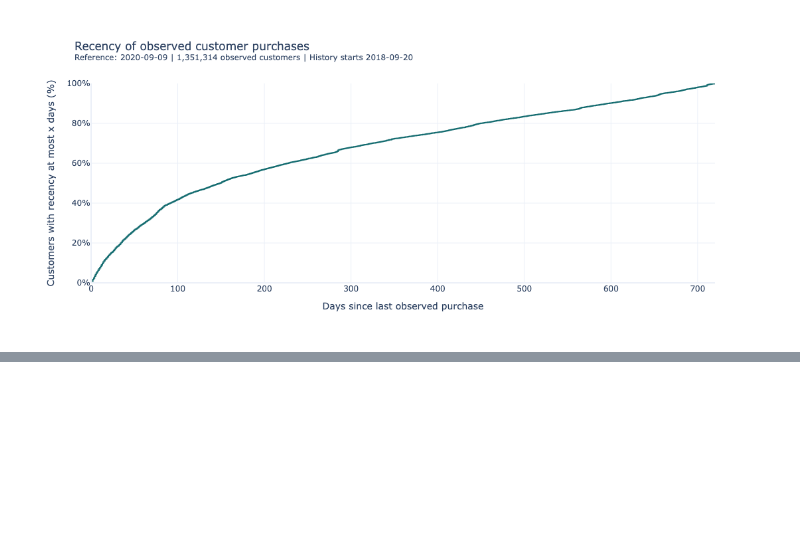
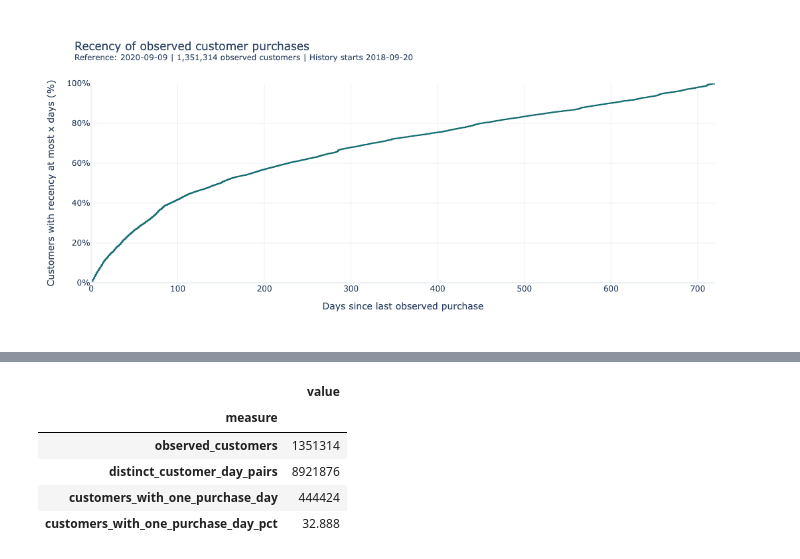
Before and after one commit to Songhai9/atelier-ai-project, a Jupyter notebook: notebooks/behavioral_eda.ipynb, the cells around one changed output, grey strips where cells are left out. Drawn from its saved outputs; the diff is of its cells as text; code cells hidden in the pictures; blank space fills up the shorter version.

```diff
--- a/notebooks/behavioral_eda.ipynb
+++ b/notebooks/behavioral_eda.ipynb
@@ -999,0 +1203,31 @@ fig.show(
+# %%
+single_day_customers = int(
+    customer_profile["purchase_days"].eq(1).sum()
+)
+
+purchase_day_summary = pd.Series(
+    {
+        "observed_customers": len(customer_profile),
+        "distinct_customer_day_pairs": int(
+            customer_profile["purchase_days"].sum()
+        ),
+        "customers_with_one_purchase_day": (
+            single_day_customers
+        ),
+        "customers_with_one_purchase_day_pct": round(
+            100 * single_day_customers / observed_customers,
+            3,
+        ),
+    },
+    name="value",
+    dtype="object",
+).rename_axis("measure").to_frame()
+
+purchase_day_summary
+# %% [output]
+|  | value |
+| measure |  |
+| observed_customers | 1351314 |
+| distinct_customer_day_pairs | 8921876 |
+| customers_with_one_purchase_day | 444424 |
+| customers_with_one_purchase_day_pct | 32.888 |
```
Also changed, not shown: parts of 10 cells of this notebook, 2 other files.
